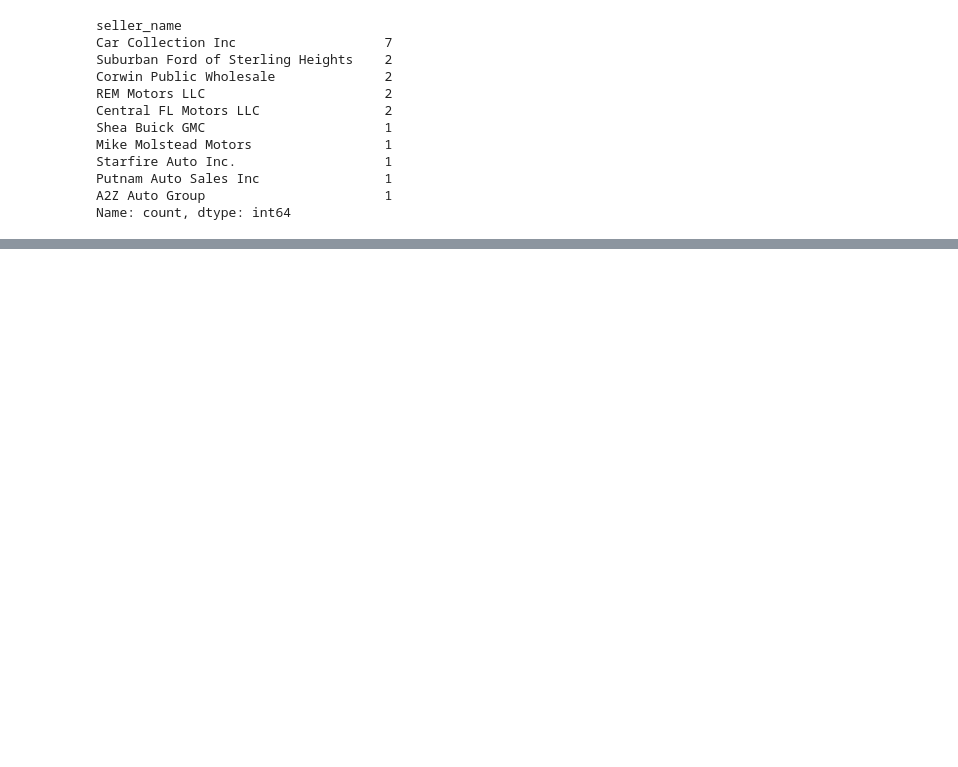
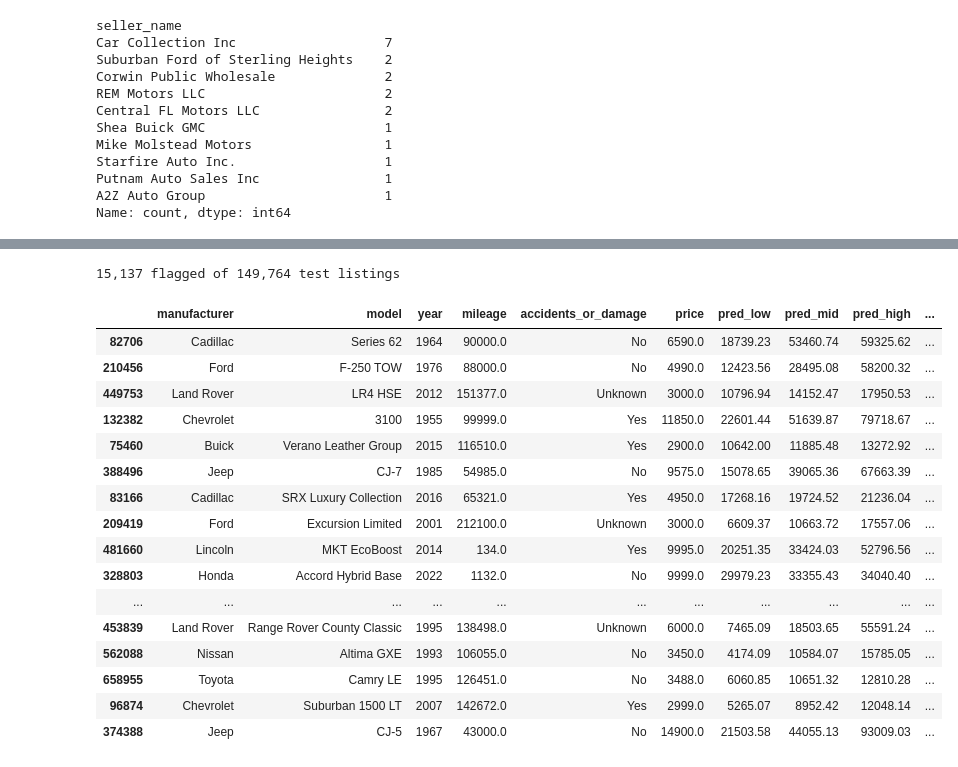
Before and after one commit to MichaelMancini9/used-car-deal-detector, a Jupyter notebook: notebooks/06_deals.ipynb, the cells around one changed output, grey strips where cells are left out. Cells and saved outputs as stored; diff of their text form; code cells hidden in the pictures; blank space fills up the shorter version.

```diff
--- a/notebooks/06_deals.ipynb
+++ b/notebooks/06_deals.ipynb
@@ -151 +166,29 @@ Likely data error            60
 Name: count, dtype: int64
+# %%
+test["discount"] = 1 - test["price"] / test["pred_mid"]
+deals = (test[test["price"] < test["pred_low"]]
+         .sort_values("discount", ascending=False))
+
+cols = ["manufacturer", "model", "year", "mileage", "accidents_or_damage",
+        "price", "pred_low", "pred_mid", "pred_high", "discount"]
+print(f"{len(deals):,} flagged of {len(test):,} test listings")
+deals[cols].head(20).round(2)
+# %% [output]
+15,137 flagged of 149,764 test listings
+|  | manufacturer | model | year | mileage | accidents_or_damage | price | pred_low | pred_mid | pred_high | ... |
+| 82706 | Cadillac | Series 62 | 1964 | 90000.0 | No | 6590.0 | 18739.23 | 53460.74 | 59325.62 | ... |
+| 210456 | Ford | F-250 TOW | 1976 | 88000.0 | No | 4990.0 | 12423.56 | 28495.08 | 58200.32 | ... |
+| 449753 | Land Rover | LR4 HSE | 2012 | 151377.0 | Unknown | 3000.0 | 10796.94 | 14152.47 | 17950.53 | ... |
+| 132382 | Chevrolet | 3100 | 1955 | 99999.0 | Yes | 11850.0 | 22601.44 | 51639.87 | 79718.67 | ... |
+| 75460 | Buick | Verano Leather Group | 2015 | 116510.0 | Yes | 2900.0 | 10642.00 | 11885.48 | 13272.92 | ... |
+| 388496 | Jeep | CJ-7 | 1985 | 54985.0 | No | 9575.0 | 15078.65 | 39065.36 | 67663.39 | ... |
+| 83166 | Cadillac | SRX Luxury Collection | 2016 | 65321.0 | Yes | 4950.0 | 17268.16 | 19724.52 | 21236.04 | ... |
+| 209419 | Ford | Excursion Limited | 2001 | 212100.0 | Unknown | 3000.0 | 6609.37 | 10663.72 | 17557.06 | ... |
+| 481660 | Lincoln | MKT EcoBoost | 2014 | 134.0 | Yes | 9995.0 | 20251.35 | 33424.03 | 52796.56 | ... |
+| 328803 | Honda | Accord Hybrid Base | 2022 | 1132.0 | No | 9999.0 | 29979.23 | 33355.43 | 34040.40 | ... |
+| ... | ... | ... | ... | ... | ... | ... | ... | ... | ... | ... |
+| 453839 | Land Rover | Range Rover County Classic | 1995 | 138498.0 | Unknown | 6000.0 | 7465.09 | 18503.65 | 55591.24 | ... |
+| 562088 | Nissan | Altima GXE | 1993 | 106055.0 | No | 3450.0 | 4174.09 | 10584.07 | 15785.05 | ... |
+| 658955 | Toyota | Camry LE | 1995 | 126451.0 | No | 3488.0 | 6060.85 | 10651.32 | 12810.28 | ... |
+| 96874 | Chevrolet | Suburban 1500 LT | 2007 | 142672.0 | Yes | 2999.0 | 5265.07 | 8952.42 | 12048.14 | ... |
+| 374388 | Jeep | CJ-5 | 1967 | 43000.0 | No | 14900.0 | 21503.58 | 44055.13 | 93009.03 | ... |
```
Also changed, not shown: parts of 11 cells of this notebook, 5 other files.
